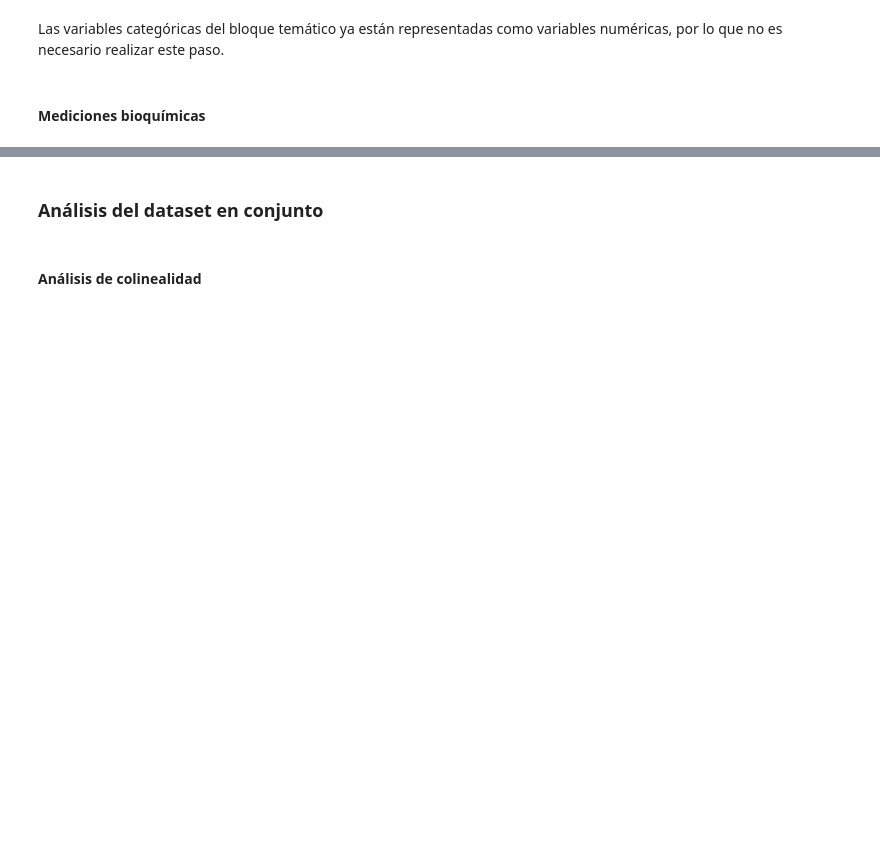
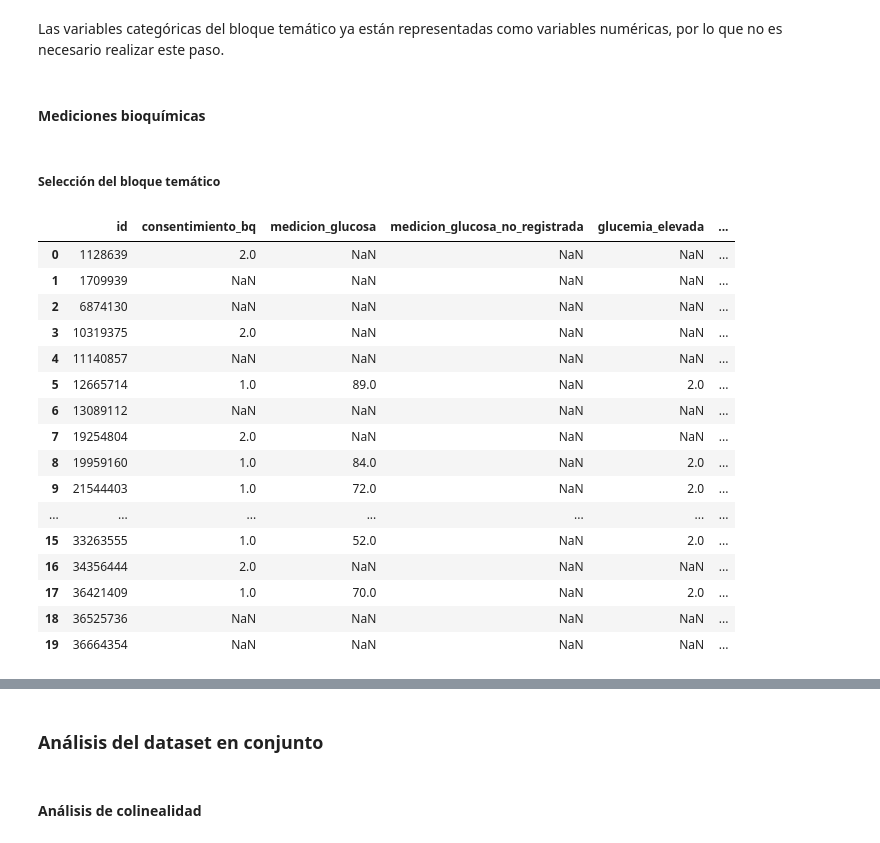
Before and after one commit to Data-Science-YPF/factores_riesgo, a Jupyter notebook: analisisBD.ipynb, the cells around one changed output, grey strips where cells are left out. Cells and saved outputs as stored; diff of their text form; code cells hidden in the pictures; blank space fills up the shorter version.

Commit message:
Agrego bloque mediciones bioquimicas

```diff
--- a/analisisBD.ipynb
+++ b/analisisBD.ipynb
@@ -1306,3 +1306,33 @@ Este bloque no contiene variables numéricas continuas que requieran un análisi
 Las variables categóricas del bloque temático ya están representadas como variables numéricas, por lo que no es necesario realizar este paso.
 # %% [markdown]
 #### Mediciones bioquímicas
+# %% [markdown]
+##### Selección del bloque temático
+# %%
+# Detección de columnas correspondientes a Mediciones bioquímicas en el dataframe
+indice_inicial = friesgo_2018_raw.columns.get_loc('consentimiento_bq')
+indice_final = friesgo_2018_raw.columns.get_loc('prevalencia_colesterol_combinada')
+
+# Selección de la columna 0 - correspondiente a la columna id - y el rango de preguntas para Tabaquismo
+mediciones_bioquimicas_raw = friesgo_2018_raw.iloc[:, [0] + list(range(indice_inicial, indice_final + 1))].copy()
+# %%
+# Visualización de las primeras 20 filas
+mediciones_bioquimicas_raw.head(20)
+# %% [output]
+|  | id | consentimiento_bq | medicion_glucosa | medicion_glucosa_no_registrada | glucemia_elevada | ... |
+| 0 | 1128639 | 2.0 | NaN | NaN | NaN | ... |
+| 1 | 1709939 | NaN | NaN | NaN | NaN | ... |
+| 2 | 6874130 | NaN | NaN | NaN | NaN | ... |
+| 3 | 10319375 | 2.0 | NaN | NaN | NaN | ... |
+| 4 | 11140857 | NaN | NaN | NaN | NaN | ... |
+| 5 | 12665714 | 1.0 | 89.0 | NaN | 2.0 | ... |
+| 6 | 13089112 | NaN | NaN | NaN | NaN | ... |
+| 7 | 19254804 | 2.0 | NaN | NaN | NaN | ... |
+| 8 | 19959160 | 1.0 | 84.0 | NaN | 2.0 | ... |
+| 9 | 21544403 | 1.0 | 72.0 | NaN | 2.0 | ... |
+| ... | ... | ... | ... | ... | ... | ... |
+| 15 | 33263555 | 1.0 | 52.0 | NaN | 2.0 | ... |
+| 16 | 34356444 | 2.0 | NaN | NaN | NaN | ... |
+| 17 | 36421409 | 1.0 | 70.0 | NaN | 2.0 | ... |
+| 18 | 36525736 | NaN | NaN | NaN | NaN | ... |
+| 19 | 36664354 | NaN | NaN | NaN | NaN | ... |
```
Also changed, not shown: parts of 33 cells of this notebook, 1 other file.
